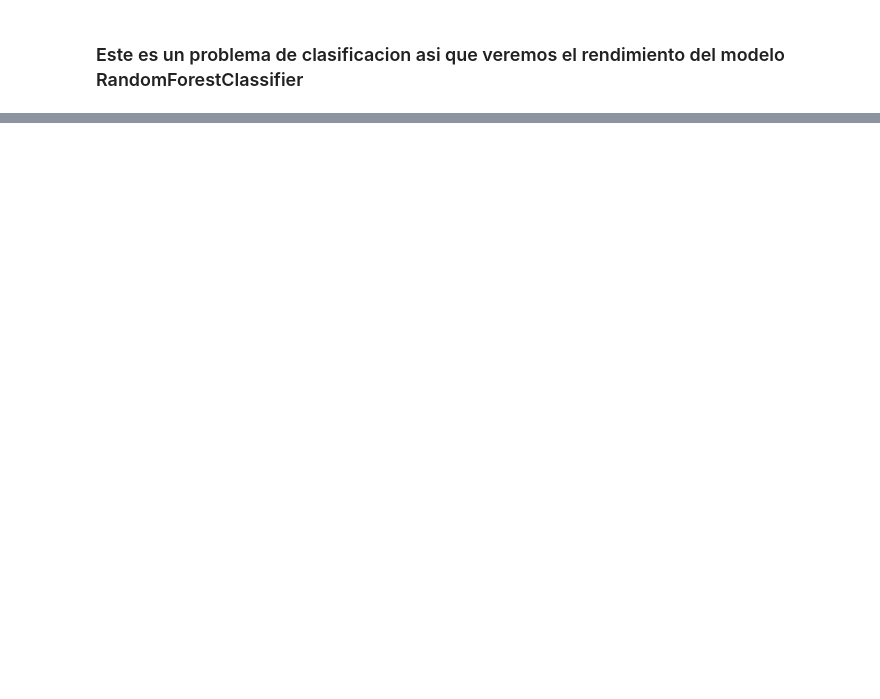
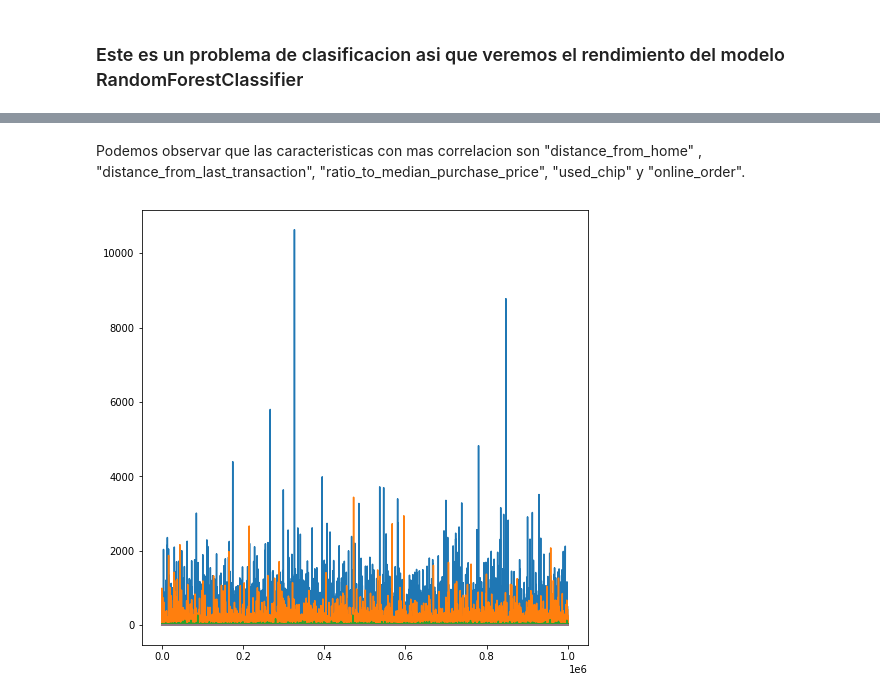
Before and after one commit to nelfaro/Hackathon, a Jupyter notebook: Fraude en TC/Hackaton_fraude.ipynb, the cells around one changed output, grey strips where cells are left out. Cells and saved outputs as stored; diff of their text form; code cells hidden in the pictures; blank space fills up the shorter version.

```diff
--- a/Fraude en TC/Hackaton_fraude.ipynb
+++ b/Fraude en TC/Hackaton_fraude.ipynb
@@ -50,0 +142,9 @@ df_fraude.head(2)
+# %% [markdown]
+Podemos observar que las caracteristicas con mas correlacion son "distance_from_home" , "distance_from_last_transaction", "ratio_to_median_purchase_price", "used_chip" y "online_order".
+# %%
+#vamos a graficar los datos del dataframe
+fig = plt.figure(figsize=(8,8))
+plt.plot(df_fraude_clean)
+plt.show()
+# %% [output]
+[figure, added]
```
Also changed, not shown: parts of 60 cells of this notebook.
